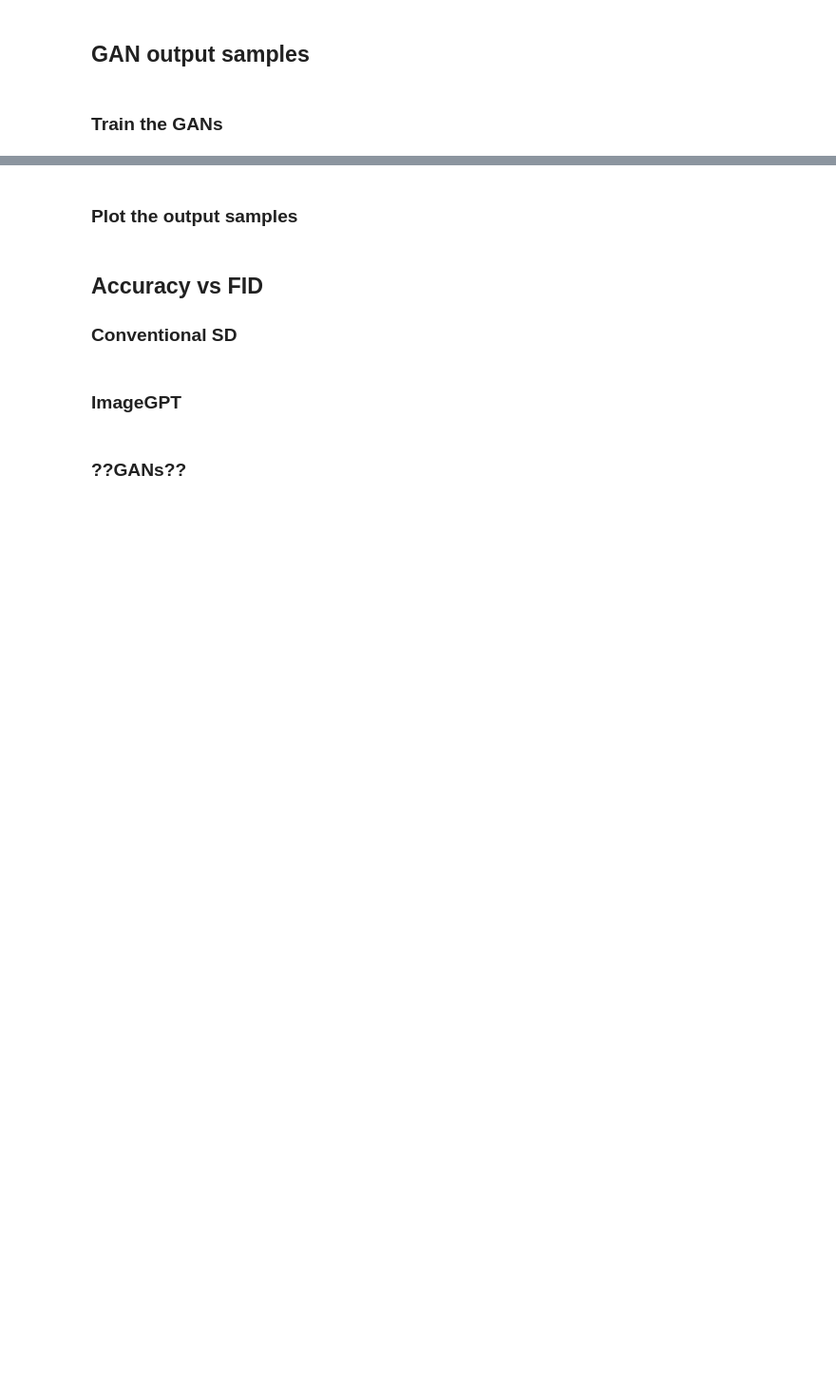
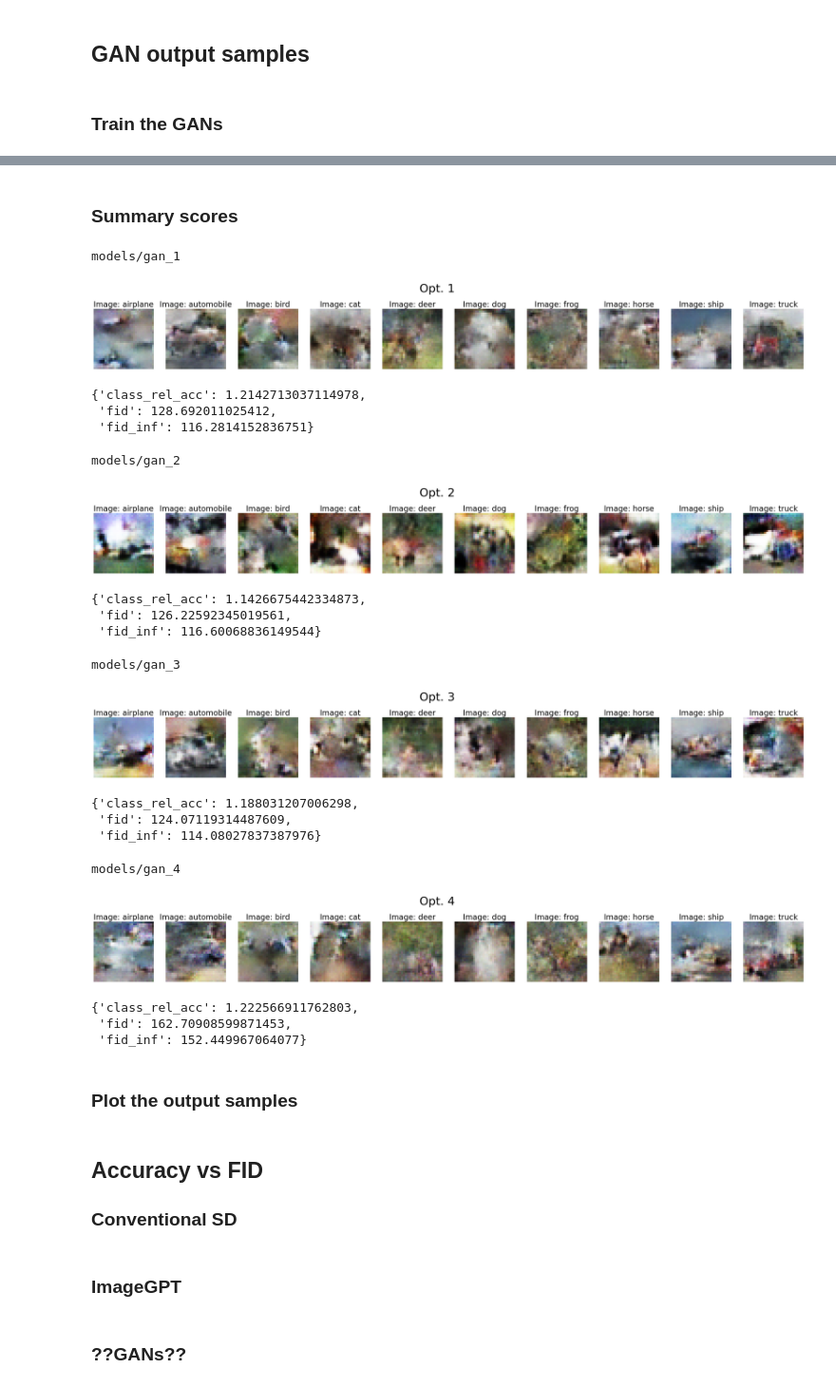
Before and after one commit to ar929/syn-data-comp, a Jupyter notebook: reproduce_results.ipynb, the cells around one changed output, grey strips where cells are left out. Shown at 95% size. Cells and saved outputs as stored; diff of their text form; code cells hidden in the pictures; blank space fills up the shorter version.

Commit message:
plotting gan outputs & comparing scores

```diff
--- a/reproduce_results.ipynb
+++ b/reproduce_results.ipynb
@@ -650,3 +581,60 @@ Total time taken: 146.0 minutes.
+# %% [markdown]
+### Summary scores
+# %%
+n_classes = 10
+cifar10_classes = np.arange(n_classes)
+model_version = "final"
+
+label_dict = {0: b'airplane', 1: b'automobile', 2: b'bird', 3: b'cat', 4: b'deer', 5: b'dog', 6: b'frog', 7: b'horse', 8: b'ship', 9: b'truck'} # Output from CIFAR10
+# %%
+model_path_list = ['models/gan_1', 'models/gan_2', 'models/gan_3', 'models/gan_4']
+
+if not recalculate_results: # just to tidy up some parameters for the plotting
+        other_params = {'input_size' : 150, 'n_layers_gen' : 5}
+
+for i, model_path in enumerate(model_path_list):
+    gen_model = {}
+    for label in cifar10_classes:
+        ### Need to do this preamble for the load_model function
+        #net_generator = gan_utils.Generator().apply(gan_utils.weights_init)
+        #optimizer_generator = optim.Adam(net_generator.parameters(), lr=2e-4, betas=(.5, .999))
+        #net_generator, optimizer_generator, epoch = gan_utils.load_model(path_to_model, net_generator, optimizer_generator)
+        path_to_model = f"{model_path}/label_{label}/model/dcgan_generator_{model_version}.pth"
+        gen_model[label] = torch.load(path_to_model, map_location=device)
+
+    print(model_path)
+    utils.plot_gan_output(gen_model, n_syn = 1, label_dict=label_dict, nn_input_size=other_params['input_size'],
+                                nn_n_layers_gen=other_params['n_layers_gen'], model_type="v2", n_classes=n_classes, seed = 42, man_title = f"Opt. {i+1}")
+
+
+    test_scores_json_path = f"{model_path}/test_scores.json"
+    scores_summary_dict = json.load(open(test_scores_json_path, 'r'))
+
+    this_score = (scores_summary_dict["mean"] if "mean" in scores_summary_dict.keys() else scores_summary_dict)
+    display(this_score)
+
+    # full_scores_set[model_path] = this_score
+# %% [output]
+models/gan_1
+[figure, added]
+{'class_rel_acc': 1.2142713037114978,
+ 'fid': 128.692011025412,
+ 'fid_inf': 116.2814152836751}
+models/gan_2
+[figure, added]
+{'class_rel_acc': 1.1426675442334873,
+ 'fid': 126.22592345019561,
+ 'fid_inf': 116.60068836149544}
+models/gan_3
+[figure, added]
+{'class_rel_acc': 1.188031207006298,
+ 'fid': 124.07119314487609,
+ 'fid_inf': 114.08027837387976}
+models/gan_4
+[figure, added]
+{'class_rel_acc': 1.222566911762803,
+ 'fid': 162.70908599871453,
+ 'fid_inf': 152.449967064077}
 # %% [markdown]
 ### Plot the output samples
 # %%
```
Also changed, not shown: parts of 5 cells of this notebook, 1 other file.
